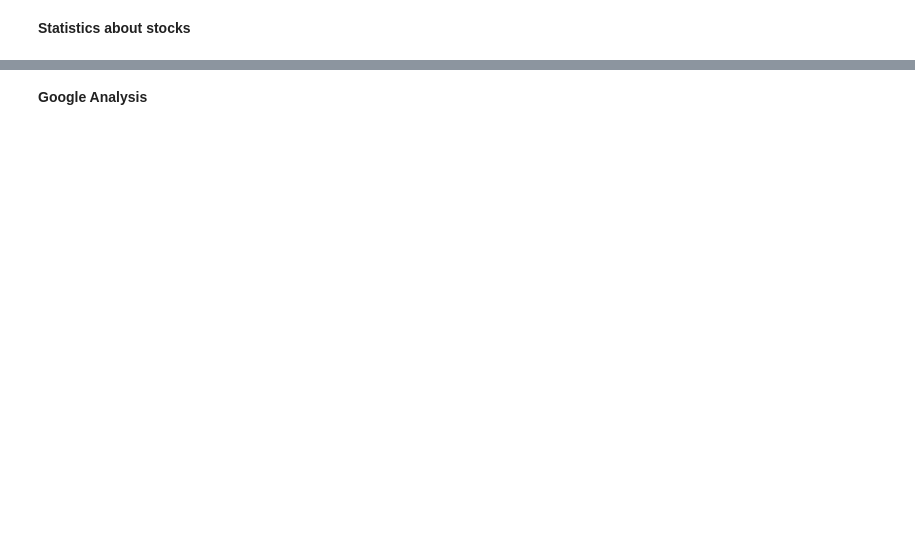
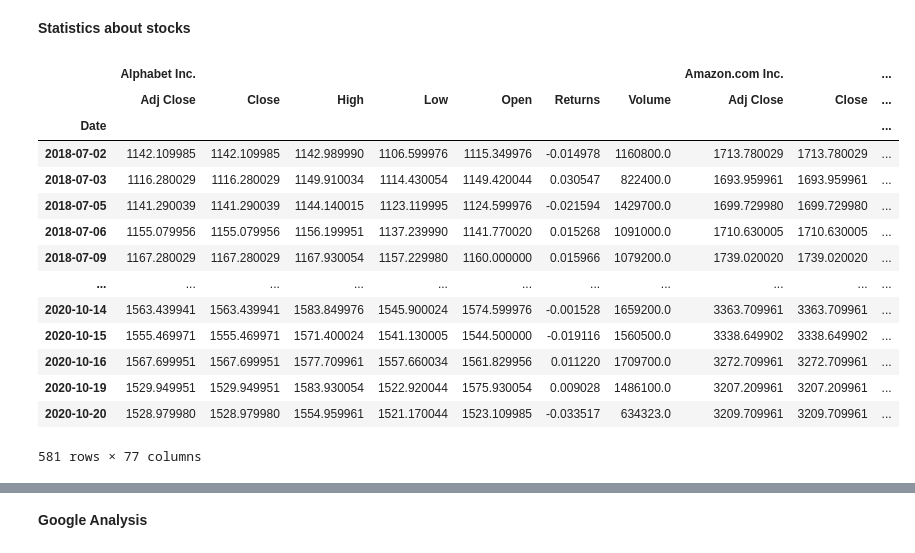
Before and after one commit to ZoziLaMalice/5A, a Jupyter notebook: Quantitative Finance/ESSAY 1/essay_1.ipynb, the cells around one changed output, grey strips where cells are left out. Drawn from its saved outputs; the diff is of its cells as text; code cells hidden in the pictures; blank space fills up the shorter version.

```diff
--- a/Quantitative Finance/ESSAY 1/essay_1.ipynb
+++ b/Quantitative Finance/ESSAY 1/essay_1.ipynb
@@ -94,0 +42,7 @@ dfs['TSLA']
+# %%
+data = yf.download(  # or pdr.get_data_yahoo(...
+        # tickers list or string as well
+        tickers = [stocks[stock]['Ticker'] for stock in stocks],
+        group_by = 'ticker',
+        start="2018-06-30"
+    )
@@ -94,0 +51,6 @@ dfs['TSLA']
+# %%
+stocks_name = []
+for ticks in data.columns.levels[0]:
+    for stock in stocks:
+        if ticks == stocks[stock]['Ticker']:
+            stocks_name.append(stocks[stock]['Name'])
@@ -97,3 +81,23 @@ dfs['TSLA']
+# %%
+data.sort_index(axis=1, inplace=True)
+data.dropna(inplace=True)
+data
+# %% [output]
+|  | Alphabet Inc. |  |  |  |  |  |  | Amazon.com Inc. |  | ... |
+|  | Adj Close | Close | High | Low | Open | Returns | Volume | Adj Close | Close | ... |
+| Date |  |  |  |  |  |  |  |  |  | ... |
+| 2018-07-02 | 1142.109985 | 1142.109985 | 1142.989990 | 1106.599976 | 1115.349976 | -0.014978 | 1160800.0 | 1713.780029 | 1713.780029 | ... |
+| 2018-07-03 | 1116.280029 | 1116.280029 | 1149.910034 | 1114.430054 | 1149.420044 | 0.030547 | 822400.0 | 1693.959961 | 1693.959961 | ... |
+| 2018-07-05 | 1141.290039 | 1141.290039 | 1144.140015 | 1123.119995 | 1124.599976 | -0.021594 | 1429700.0 | 1699.729980 | 1699.729980 | ... |
+| 2018-07-06 | 1155.079956 | 1155.079956 | 1156.199951 | 1137.239990 | 1141.770020 | 0.015268 | 1091000.0 | 1710.630005 | 1710.630005 | ... |
+| 2018-07-09 | 1167.280029 | 1167.280029 | 1167.930054 | 1157.229980 | 1160.000000 | 0.015966 | 1079200.0 | 1739.020020 | 1739.020020 | ... |
+| ... | ... | ... | ... | ... | ... | ... | ... | ... | ... | ... |
+| 2020-10-14 | 1563.439941 | 1563.439941 | 1583.849976 | 1545.900024 | 1574.599976 | -0.001528 | 1659200.0 | 3363.709961 | 3363.709961 | ... |
+| 2020-10-15 | 1555.469971 | 1555.469971 | 1571.400024 | 1541.130005 | 1544.500000 | -0.019116 | 1560500.0 | 3338.649902 | 3338.649902 | ... |
+| 2020-10-16 | 1567.699951 | 1567.699951 | 1577.709961 | 1557.660034 | 1561.829956 | 0.011220 | 1709700.0 | 3272.709961 | 3272.709961 | ... |
+| 2020-10-19 | 1529.949951 | 1529.949951 | 1583.930054 | 1522.920044 | 1575.930054 | 0.009028 | 1486100.0 | 3207.209961 | 3207.209961 | ... |
+| 2020-10-20 | 1528.979980 | 1528.979980 | 1554.959961 | 1521.170044 | 1523.109985 | -0.033517 | 634323.0 | 3209.709961 | 3209.709961 | ... |
+581 rows × 77 columns
 # %%
 stats = pd.DataFrame(
     {
```
Also changed, not shown: parts of 22 cells of this notebook.
